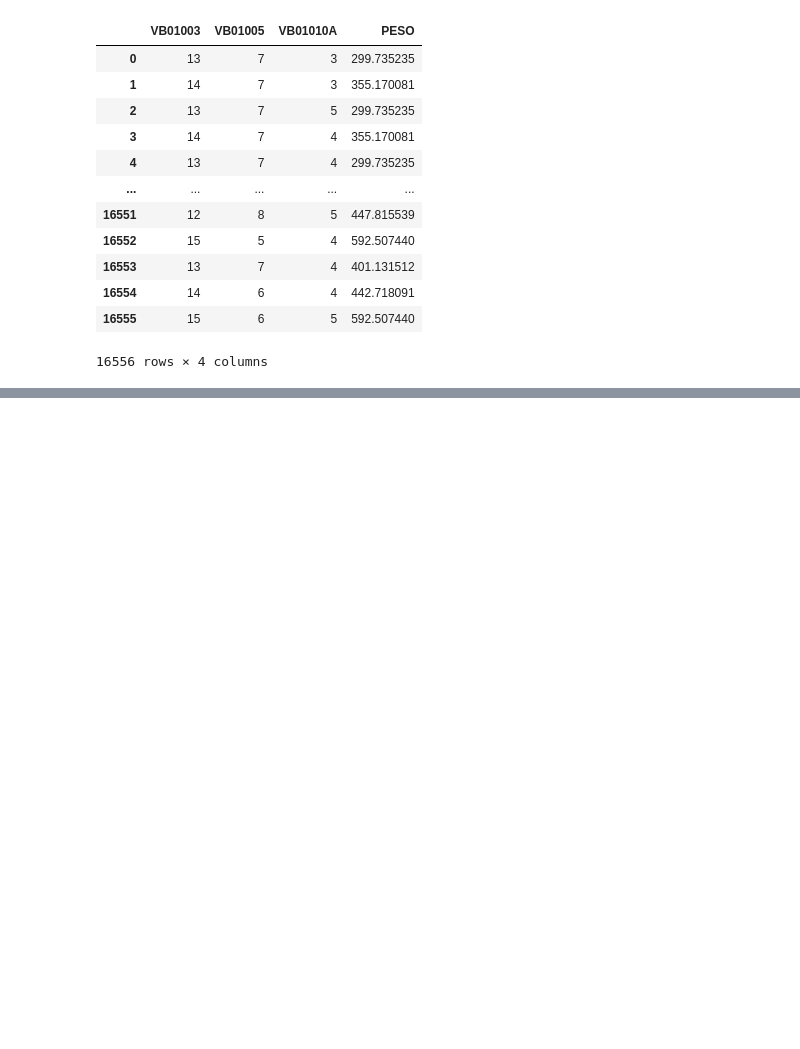
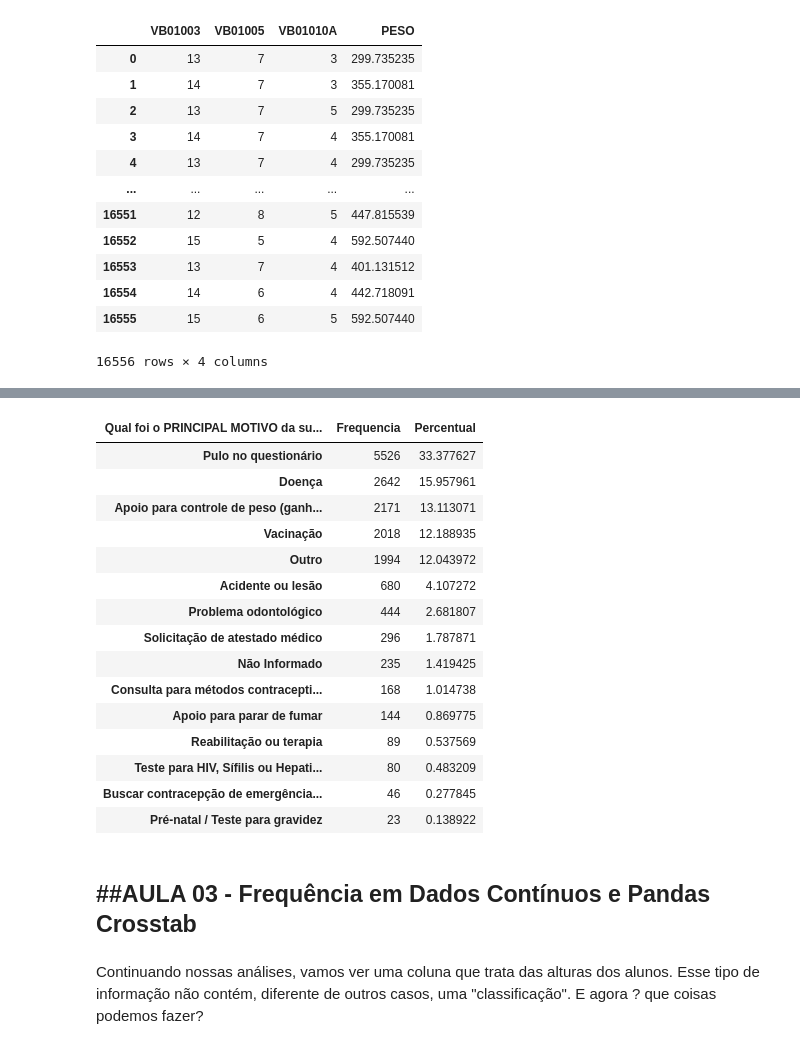
Before and after one commit to MatheusOrange211/Bootcamp-Alura, a Jupyter notebook: Bootcamp_Alura_Data_Science_IBGE.ipynb, the cells around one changed output, grey strips where cells are left out. Drawn from its saved outputs; the diff is of its cells as text; code cells hidden in the pictures; blank space fills up the shorter version.

```diff
--- a/Bootcamp_Alura_Data_Science_IBGE.ipynb
+++ b/Bootcamp_Alura_Data_Science_IBGE.ipynb
@@ -224,0 +253,3 @@ dados[['VB01003','VB01005','VB01010A','PESO']]
+# %%
+frequencia = dados['VB11007'].value_counts()
+frequencia
@@ -224,0 +264,3 @@ dados[['VB01003','VB01005','VB01010A','PESO']]
+# %%
+percentual = dados['VB11007'].value_counts(normalize=True) * 100
+percentual
@@ -224,0 +302,12 @@ dados[['VB01003','VB01005','VB01010A','PESO']]
+# %%
+def tab_freq(dataset : pd.DataFrame, dicionario : dict = None, titulo_index : str = None):
+  frequencia = dataset.value_counts()
+  percentual = dataset.value_counts(normalize=True) *100
+  dataset_final = pd.DataFrame({"Frequencia": frequencia, "Percentual": percentual})
+
+  if dicionario:
+    dataset_final.rename(index=dicionario, inplace =True)
+
+  if titulo_index:
+    dataset_final.rename_axis(titulo_index,axis=1,inplace=True)
+  return dataset_final
@@ -224,0 +331,41 @@ dados[['VB01003','VB01005','VB01010A','PESO']]
+# %%
+respostas2 = {
+    -1: "Pulo no questionário",
+    1: "Apoio para controle de peso (ganhar ou perder)",
+    2: "Apoio para parar de fumar",
+    3: "Acidente ou lesão",
+    4: "Reabilitação ou terapia",
+    5: "Doença",
+    6: "Problema odontológico",
+    7: "Vacinação",
+    8: "Consulta para métodos contraceptivos (preservativos, pílula, DIU etc)",
+    9: "Buscar contracepção de emergência (pílula do dia seguinte)",
+    10: "Teste para HIV, Sífilis ou Hepatite B",
+    11:"Pré-natal / Teste para gravidez",
+    12: "Solicitação de atestado médico",
+    13: "Outro",
+    99: 'Não Informado'
+}
+tab_freq(dados["VB13007"],respostas2,"Qual foi o PRINCIPAL MOTIVO da sua procura na UBS")
+# %% [output]
+| Qual foi o PRINCIPAL MOTIVO da su... | Frequencia | Percentual |
+| Pulo no questionário | 5526 | 33.377627 |
+| Doença | 2642 | 15.957961 |
+| Apoio para controle de peso (ganh... | 2171 | 13.113071 |
+| Vacinação | 2018 | 12.188935 |
+| Outro | 1994 | 12.043972 |
+| Acidente ou lesão | 680 | 4.107272 |
+| Problema odontológico | 444 | 2.681807 |
+| Solicitação de atestado médico | 296 | 1.787871 |
+| Não Informado | 235 | 1.419425 |
+| Consulta para métodos contracepti... | 168 | 1.014738 |
+| Apoio para parar de fumar | 144 | 0.869775 |
+| Reabilitação ou terapia | 89 | 0.537569 |
+| Teste para HIV, Sífilis ou Hepati... | 80 | 0.483209 |
+| Buscar contracepção de emergência... | 46 | 0.277845 |
+| Pré-natal / Teste para gravidez | 23 | 0.138922 |
+# %% [markdown]
+##AULA 03 - Frequência em Dados Contínuos e Pandas Crosstab
+---
+# %% [markdown]
+Continuando nossas análises, vamos ver uma coluna que trata das alturas dos alunos. Esse tipo de informação não contém, diferente de outros casos, uma "classificação". E agora ? que coisas podemos fazer?
```
Also changed, not shown: parts of 39 cells of this notebook.
